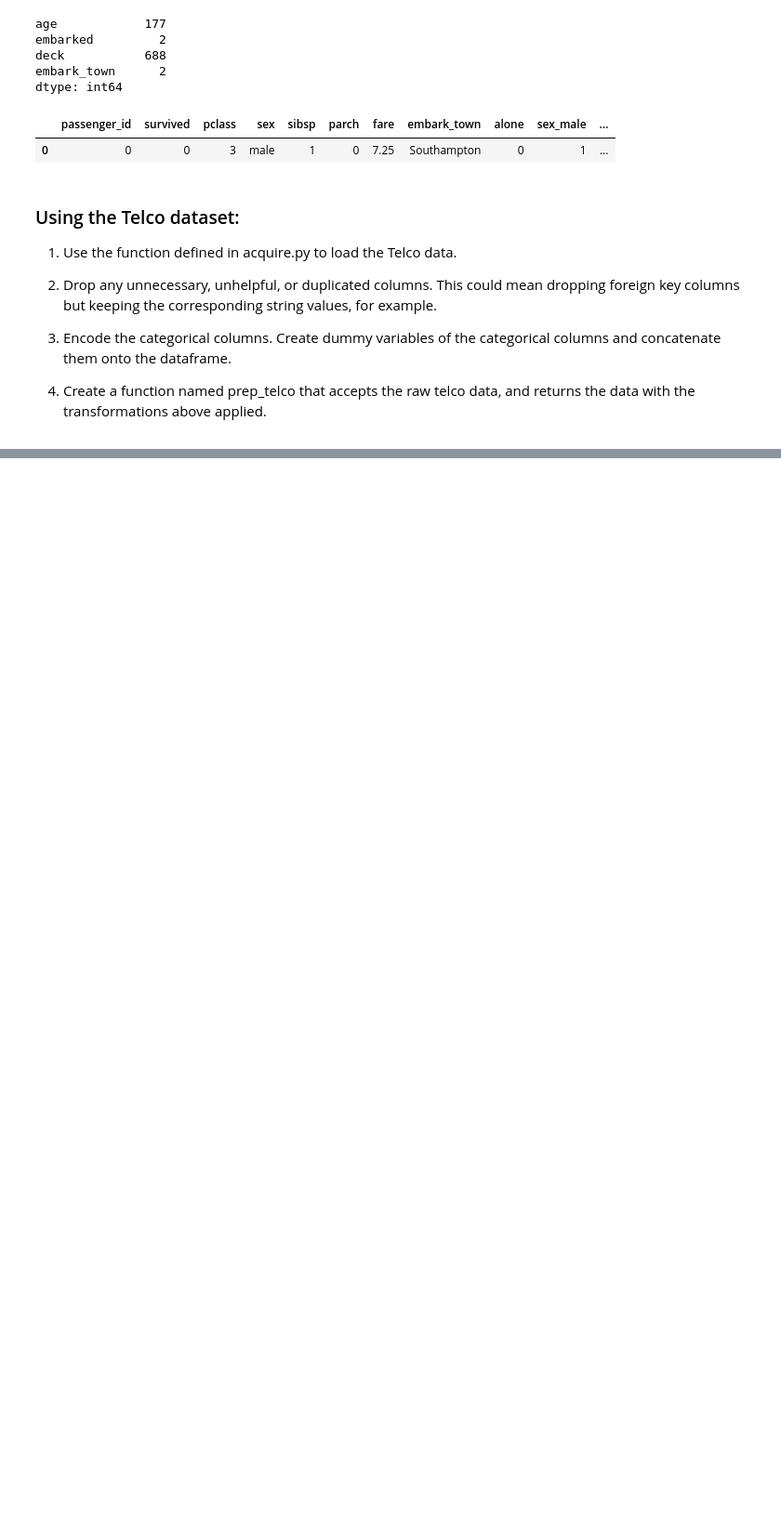
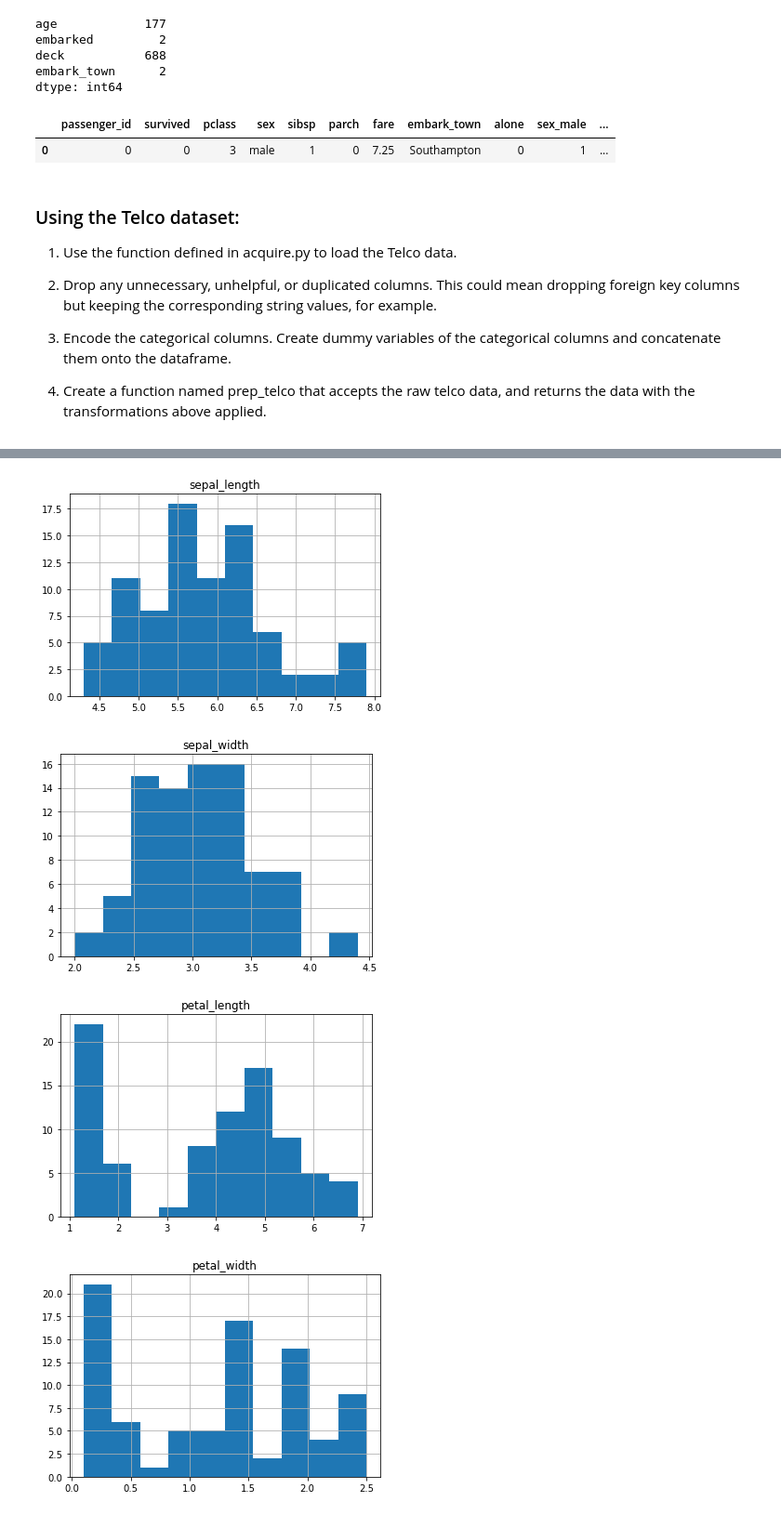
Before and after one commit to wheelerjoshua/classification-exercises, a Jupyter notebook: classification_exercises.ipynb, the cells around one changed output, grey strips where cells are left out. Shown: that part at 93% size. Cells and saved outputs as stored; diff of their text form; code cells hidden in the pictures; blank space fills up the shorter version.

Commit message:
added potentially useful functions, updated exercises and prepare module

```diff
--- a/classification_exercises.ipynb
+++ b/classification_exercises.ipynb
@@ -402,0 +474,4 @@ def prep_telco(df):
+# %%
+df = acquire.get_iris_data()
+df = prepare.prep_iris(df)
+train, validate, test = prepare.split_iris(df)
@@ -402,0 +493,7 @@ def prep_telco(df):
+# %%
+functions.plot_hist(df, train)
+# %% [output]
+[figure, added]
+[figure, added]
+[figure, added]
+[figure, added]
```
Also changed, not shown: parts of 22 cells of this notebook, 2 other files.
